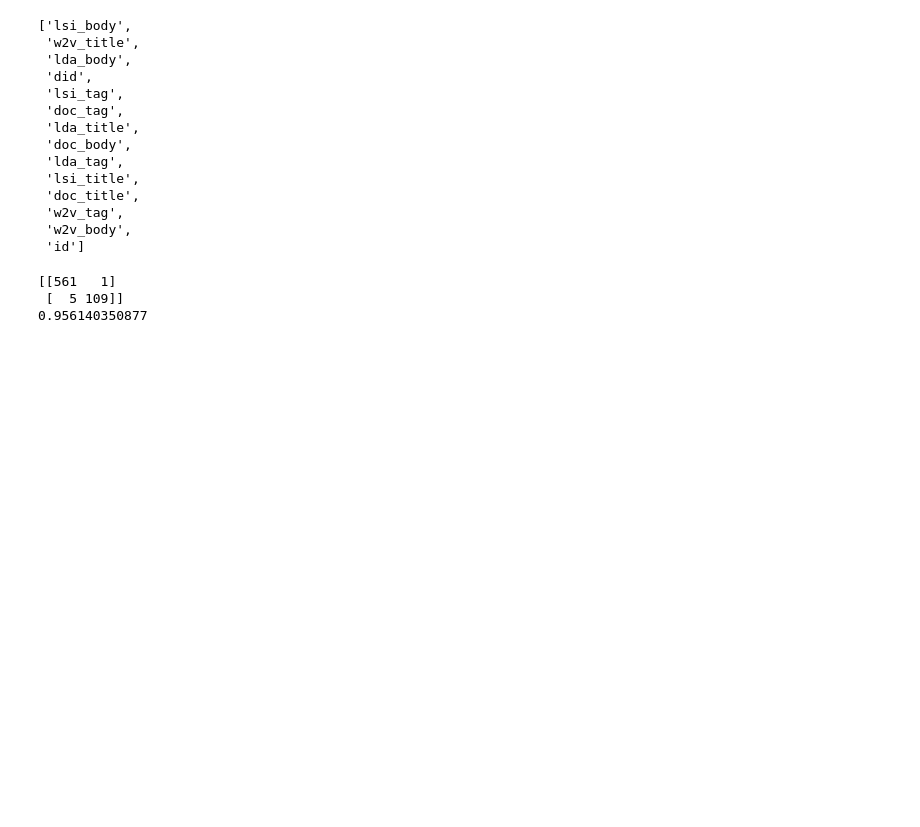
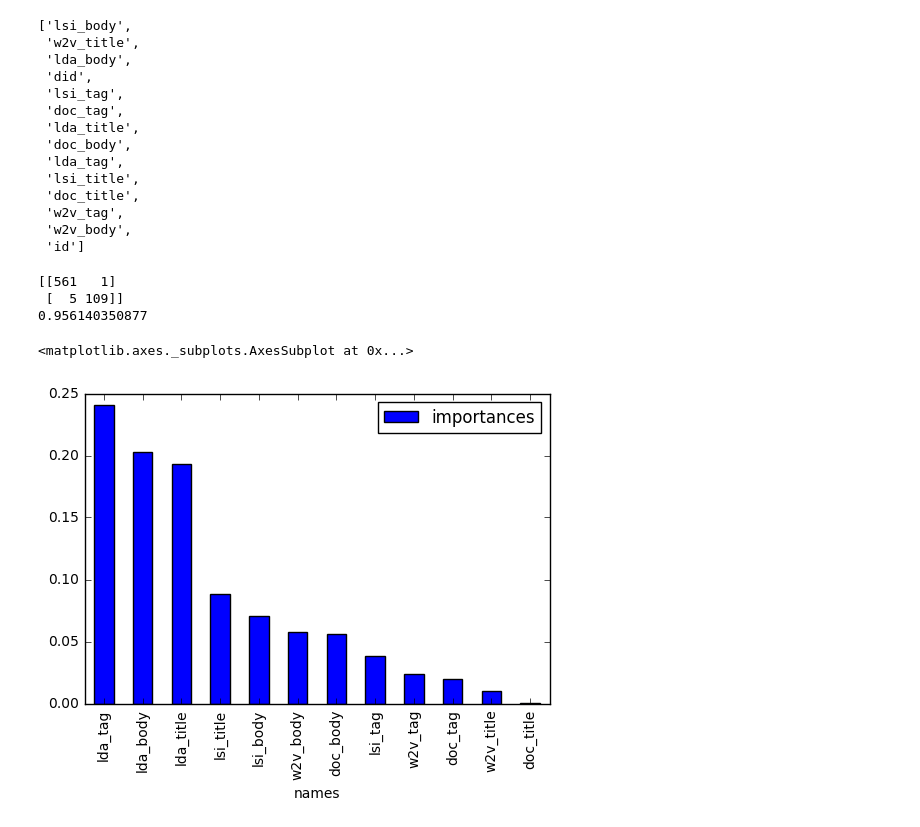
Before and after one commit to 8bit-pixies/dup-detection-cs6460, a Jupyter notebook: feature-engineering/reddit_weights.ipynb, the cells around one changed output. Saved outputs shown, nothing was run; the diff lists cells and outputs as text; code cells hidden in the pictures; blank space fills up the shorter version.

Commit message:
added graph

```diff
--- a/feature-engineering/reddit_weights.ipynb
+++ b/feature-engineering/reddit_weights.ipynb
@@ -252,3 +252,18 @@ print(recall_score(Y, clf.predict(X)))
 [[561   1]
  [  5 109]]
 0.956140350877
+# %%
+# build tree to see important feats?
+feat_importance = clf.feature_importances_
+
+feat_df = pd.DataFrame({
+    'importances': feat_importance,
+    'names': [u'doc_body', u'lda_body', u'lsi_body', u'w2v_body', u'doc_title',
+       u'lda_title', u'lsi_title', u'w2v_title', u'doc_tag', u'lda_tag',
+       u'lsi_tag', u'w2v_tag']
+                        })
+feat_df = feat_df.sort(['importances'], ascending=False)
+feat_df.plot.bar(x="names", y="importances")
+# %% [output]
+<matplotlib.axes._subplots.AxesSubplot at 0x...>
+[figure, added]
```
